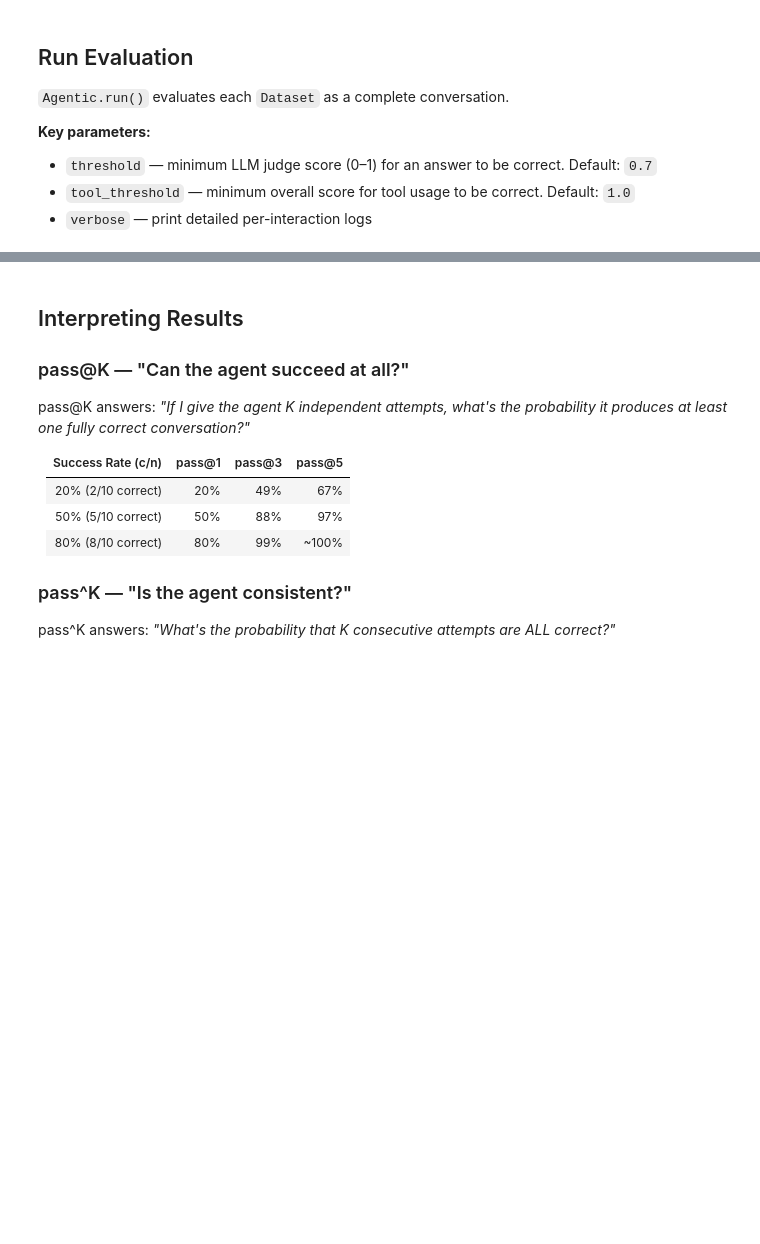
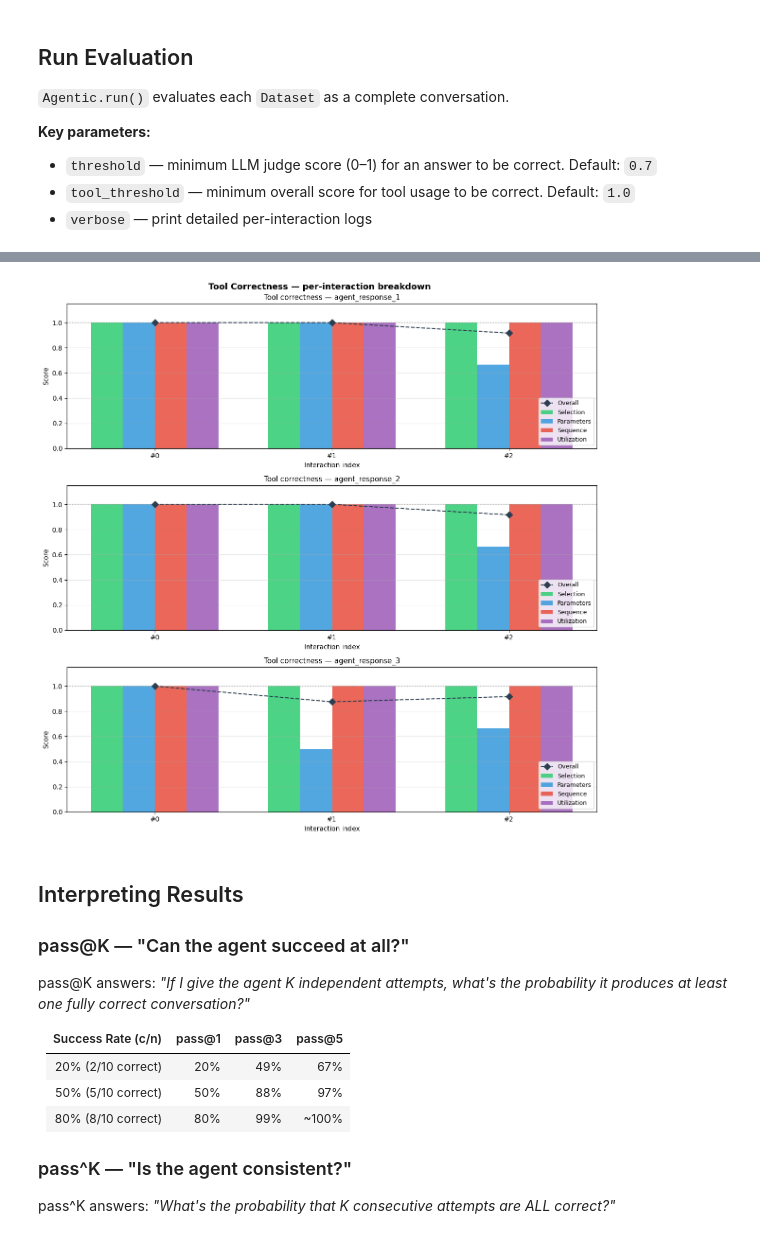
Before and after one commit to Alquimia-ai/fair-forge, a Jupyter notebook: examples/agentic/jupyter/agentic.ipynb, the cells around one changed output, grey strips where cells are left out. Saved outputs shown, nothing was run; the diff lists cells and outputs as text; code cells hidden in the pictures; blank space fills up the shorter version.

```diff
--- a/examples/agentic/jupyter/agentic.ipynb
+++ b/examples/agentic/jupyter/agentic.ipynb
@@ -331,3 +216,7 @@ plt.show()
+# %%
+Agentic.plot_tools(metrics, save_path="../../../papers/Agentic/figures/tool_correctness.png")
+# %% [output]
+[figure, added]
 # %% [markdown]
 ## Interpreting Results
 
```
Also changed, not shown: parts of 17 cells of this notebook, 3 other files.
